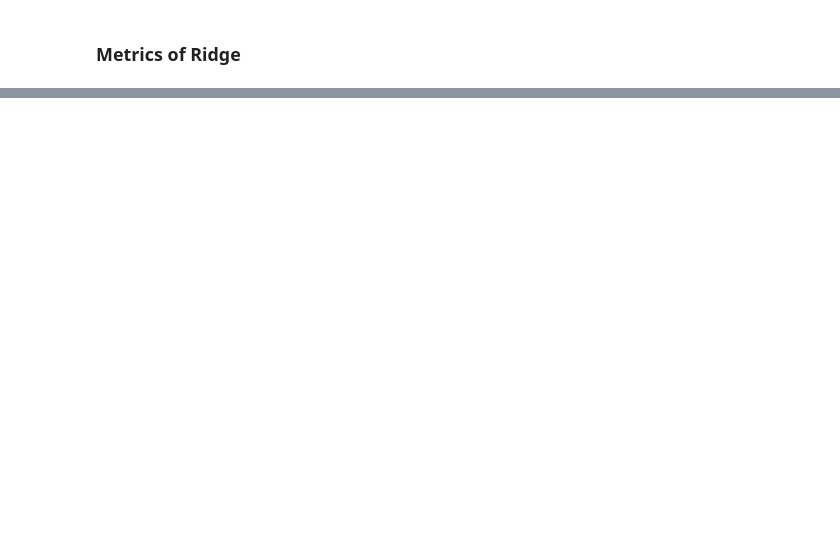
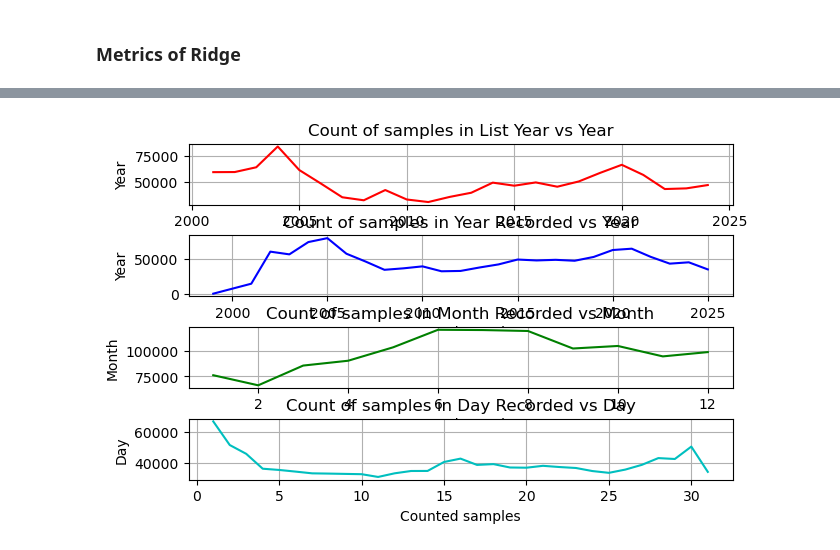
Before and after one commit to SSloan07/ValuingH0M3, a Jupyter notebook: ValuingH0M3.ipynb, the cells around one changed output, grey strips where cells are left out. Drawn from its saved outputs; the diff is of its cells as text; code cells hidden in the pictures; blank space fills up the shorter version.

Commit message:
Measures of central tendency completed in EDA for numerical and categorical features

```diff
--- a/ValuingH0M3.ipynb
+++ b/ValuingH0M3.ipynb
@@ -376,0 +371,64 @@ R²: 0.17480298311919928
+# %%
+print("Measures of central tendency\n")
+print("Variables of time (List Year, Year Recorded, Month Recorded, Day Recorded)\n")
+
+
+plt.figure(1)
+
+
+print("\nVariable List Year\n")
+print("Mean of the variable List Year: ", X['List Year'].mean())
+
+count_per_year_list_year = X['List Year'].value_counts().sort_index()
+print("Count per year : \n", count_per_year_list_year)
+
+plt.subplot(411)
+plt.plot(count_per_year_list_year.index, count_per_year_list_year.values,'r')
+plt.title("Count of samples in List Year vs Year")
+plt.ylabel("Year")
+plt.xlabel("Counted samples")
+plt.grid(True)
+
+print("\nVariable Year Recorded\n")
+print("Mean of the variable Year Recorded: ", X['Year Recorded'].mean())
+
+count_per_year_year_recorded = X['Year Recorded'].value_counts().sort_index()
+print("Count per year : \n", count_per_year_year_recorded)
+
+plt.subplot(412)
+plt.plot(count_per_year_year_recorded.index,count_per_year_year_recorded.values, 'b')
+plt.title("Count of samples in Year Recorded vs Year")
+plt.ylabel("Year")
+plt.xlabel("Counted samples")
+plt.grid(True)
+
+print("\nVariable Month Recorded\n")
+print("Mean of the variable Year Recorded: ", X['Year Recorded'].mean())
+
+count_per_year_month_recorded = X['Month Recorded'].value_counts().sort_index()
+print("Count per year : \n", count_per_year_month_recorded)
+
+plt.subplot(413)
+plt.plot(count_per_year_month_recorded.index,count_per_year_month_recorded.values, 'g')
+plt.title("Count of samples in Month Recorded vs Month")
+plt.ylabel("Month")
+plt.xlabel("Counted samples")
+plt.grid(True)
+
+
+print("\nVariable Day Recorded\n")
+print("Mean of the variable Day Recorded: ", X['Day Recorded'].mean())
+
+count_per_year_day_recorded = X['Day Recorded'].value_counts().sort_index()
+print("Count per year : \n", count_per_year_day_recorded)
+
+plt.subplot(414)
+plt.plot(count_per_year_day_recorded.index,count_per_year_day_recorded.values, 'c')
+plt.title("Count of samples in Day Recorded vs Day")
+plt.ylabel("Day")
+plt.xlabel("Counted samples")
+plt.grid(True)
+
+plt.subplots_adjust(top=0.9, bottom=0.2, left=0.10, right=0.95, hspace=0.5, wspace=1)
+plt.show()
+# %% [output]
@@ -376,0 +452 @@ R²: 0.17480298311919928
+[figure, added]
```
Also changed, not shown: parts of 9 cells of this notebook, 1 other file.
